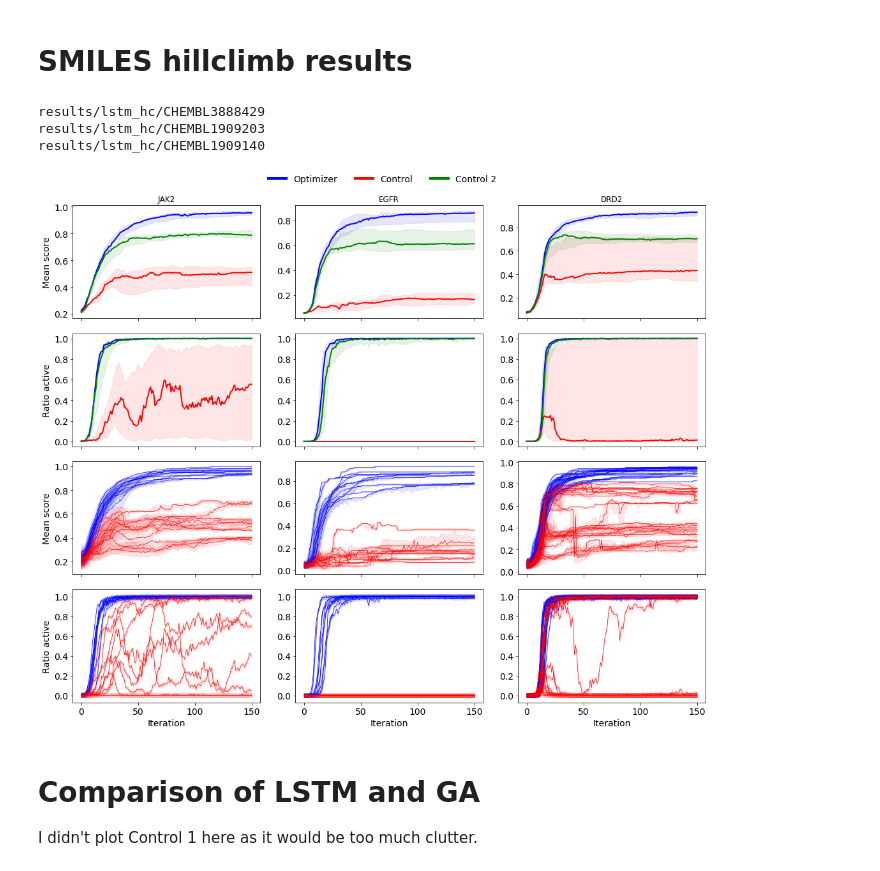
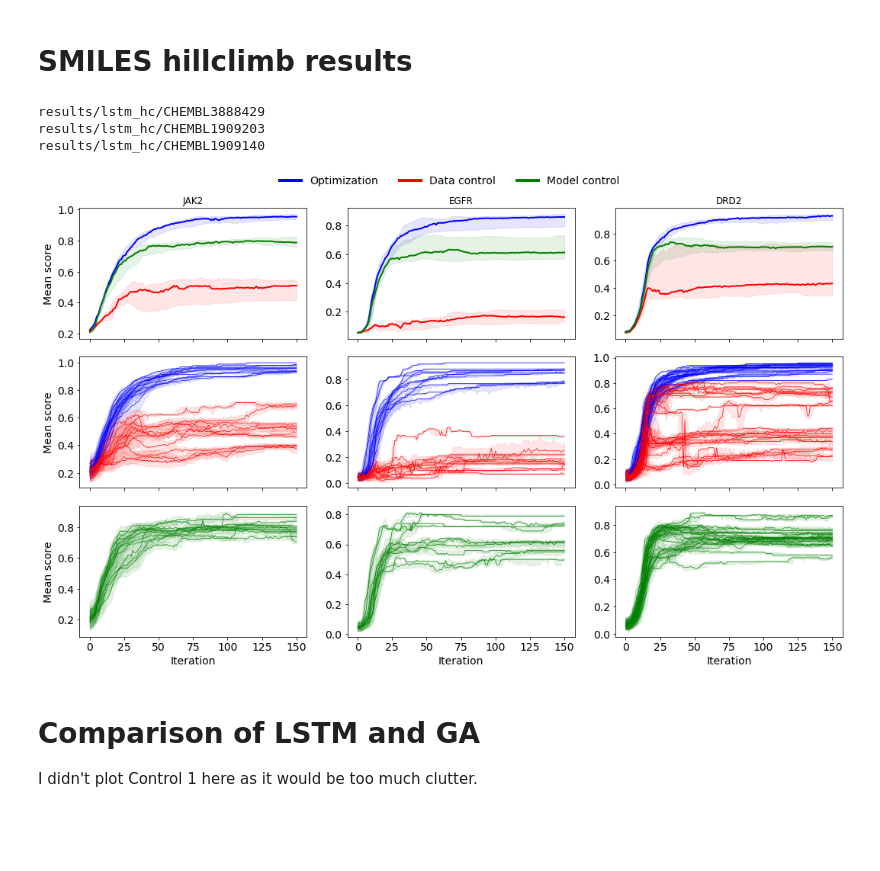
Before and after one commit to ml-jku/mgenerators-failure-modes, a Jupyter notebook: summary_plots.ipynb, the cells around one changed output. Cells and saved outputs as stored; diff of their text form; code cells hidden in the pictures; blank space fills up the shorter version.

```diff
--- a/summary_plots.ipynb
+++ b/summary_plots.ipynb
@@ -40,44 +43,45 @@ rows = [('CHEMBL3888429', 'JAK2', 'CHEMBL2971'),
 assay_info = pd.DataFrame(rows, columns=columns)
 chid_name = dict(zip(assay_info['AssayID'], assay_info['TargetName']))
 
-order = ['Split1', 'Split2', 'Split1_alt']
+order = ('Split1', 'Split2', 'Split1_alt')
 col_dict = dict(zip(order, ['blue', 'red', 'green']))
 col_dict2 = dict(zip(order, ['cyan', 'magenta', 'green']))
-legend_dict = dict(zip(order, ['Optimizer', 'Control', 'Control 2']))
+legend_dict = dict(zip(order, ['Optimization', 'Data control', 'Model control']))
 # %% [markdown]
 # Plot results of genetic algorithm
 # %%
 results_root = './results'
 optimizer = 'graph_ga'
 results_dir = Path(results_root)
+chids = os.listdir(results_dir/optimizer)
 
 # some variables for axis labels
 xlabel = None
-ms = 'Mean score'
+ms = 'Score'
 ra = 'Ratio active'
 
 # TODO: make better yticks
-fig, axes = plt.subplots(nrows=4, ncols=len(
-    chids), figsize=(15, 12), sharex=True)
+fig, axes = plt.subplots(nrows=2, ncols=len(
+    chids), figsize=(15, 6), sharex=True)
 
 # store aucs while looping
 aucs = {}
 for i, chid in enumerate(chids):
     print(results_dir/optimizer/chid)
 
-    preds_internal, preds_external, auc = load_chid(
+    preds_internal, preds_external, auc, smiles = load_chid(
         results_dir/optimizer/chid, order, hack=True)
     aucs[chid] = auc
 
     plot_wrapper(preds_internal, median_score_compound, name='median_score_compound', xlabel=xlabel,
-                 ylabel=ms, col_dict=col_dict, legend_dict=legend_dict, skip=None, ax=axes[0][i], legend=False, lw=2)
-    plot_wrapper(preds_internal, ratio_active_compound, name='ratio_active_compound', xlabel=xlabel,
-                 ylabel=ra, col_dict=col_dict, legend_dict=legend_dict, skip=None, ax=axes[1][i], legend=False, lw=2)
+                 ylabel=ms, col_dict=col_dict, legend_dict=legend_dict, skip=['Split1_alt'], ax=axes[0][i], legend=False, lw=2)
+#     plot_wrapper(preds_internal, ratio_active_compound, name='ratio_active_compound', xlabel=xlabel,
+#                  ylabel=ra, col_dict=col_dict, legend_dict=legend_dict, skip=None, ax=axes[1][i], legend=False, lw=2)
     plot_wrapper(preds_internal, median_score_single, name='median_score_single', xlabel=xlabel, ylabel=ms,
-                 col_dict=col_dict, legend_dict=legend_dict, skip=True, ax=axes[2][i], legend=False, lw=0.7)
+                 col_dict=col_dict, legend_dict=legend_dict, skip=['Split1_alt'], ax=axes[1][i], legend=False, lw=0.7)
     xlabel = 'Iteration'
-    plot_wrapper(preds_internal, ratio_active_single, name='ratio_active_single', xlabel=xlabel, ylabel=ra,
-                 col_dict=col_dict, legend_dict=legend_dict, skip=True, ax=axes[3][i], legend=False, lw=0.7)
+#     plot_wrapper(preds_internal, ratio_active_single, name='ratio_active_single', xlabel=xlabel, ylabel=ra,
+#                  col_dict=col_dict, legend_dict=legend_dict, skip=True, ax=axes[3][i], legend=False, lw=0.7)
     xlabel = None
     ms, ra = None, None
 
@@ -88,7 +92,6 @@ custom_lines = [Line2D([0], [0], color=color, lw=4)
 fig.legend(custom_lines, list(legend_dict.values()), loc='upper center',
            ncol=3, bbox_to_anchor=(0.5, 1.025), frameon=False)
 fig.tight_layout()
-plt.savefig(results_dir/optimizer/'all_curves.pdf')
 # %% [output]
 results/graph_ga/CHEMBL3888429
 results/graph_ga/CHEMBL1909203
@@ -108,44 +158,41 @@ xlabel = None
 ms = 'Mean score'
 ra = 'Ratio active'
 
 # TODO: make better yticks
-fig, axes = plt.subplots(nrows=4, ncols=len(
-    chids), figsize=(15, 12), sharex=True)
+fig, axes = plt.subplots(nrows=3, ncols=len(
+    chids), figsize=(15, 9), sharex=True)
 
 # store aucs while looping
 aucs = {}
 for i, chid in enumerate(chids):
     print(results_dir/optimizer/chid)
 
-    preds_internal, preds_external, auc = load_chid(
+    preds_internal, preds_external, auc, _ = load_chid(
         results_dir/optimizer/chid, order, hack=True)
     aucs[chid] = auc
 
     plot_wrapper(preds_internal, median_score_compound, name='median_score_compound', xlabel=xlabel,
-                 ylabel=ms, col_dict=col_dict, legend_dict=legend_dict, skip=None, ax=axes[0][i], legend=False, lw=2)
-    plot_wrapper(preds_internal, ratio_active_compound, name='ratio_active_compound', xlabel=xlabel,
-                 ylabel=ra, col_dict=col_dict, legend_dict=legend_dict, skip=None, ax=axes[1][i], legend=False, lw=2)
+                 ylabel=ms, col_dict=col_dict, legend_dict=legend_dict, skip=[], ax=axes[0][i], legend=False, lw=2)
     plot_wrapper(preds_internal, median_score_single, name='median_score_single', xlabel=xlabel, ylabel=ms,
-                 col_dict=col_dict, legend_dict=legend_dict, skip=True, ax=axes[2][i], legend=False, lw=0.7)
+                 col_dict=col_dict, legend_dict=legend_dict, skip=['Split1_alt'], ax=axes[1][i], legend=False, lw=0.7)
     xlabel = 'Iteration'
-    plot_wrapper(preds_internal, ratio_active_single, name='ratio_active_single', xlabel=xlabel, ylabel=ra,
-                 col_dict=col_dict, legend_dict=legend_dict, skip=True, ax=axes[3][i], legend=False, lw=0.7)
+    plot_wrapper(preds_internal, median_score_single, name='median_score_single', xlabel=xlabel, ylabel=ms,
+                 col_dict=col_dict, legend_dict=legend_dict, skip=['Split1','Split2'], ax=axes[2][i], legend=False, lw=0.7)
     xlabel = None
     ms, ra = None, None
 
 for i, chid in enumerate(chids):
     axes[0][i].set_title(chid_name[chid], fontsize=12)
 custom_lines = [Line2D([0], [0], color=color, lw=4)
                 for color in col_dict.values()]
 fig.legend(custom_lines, list(legend_dict.values()), loc='upper center',
            ncol=3, bbox_to_anchor=(0.5, 1.025), frameon=False)
 fig.tight_layout()
-plt.savefig(results_dir/optimizer/'all_curves.pdf')
 # %% [output]
 results/lstm_hc/CHEMBL3888429
 results/lstm_hc/CHEMBL1909203
 results/lstm_hc/CHEMBL1909140
-[figure, old version]
+[figure, new version]
 # %% [markdown]
 # Comparison of LSTM and GA
 I didn't plot Control 1 here as it would be too much clutter.
```
Also changed, not shown: parts of 13 cells of this notebook, 9 other files.
